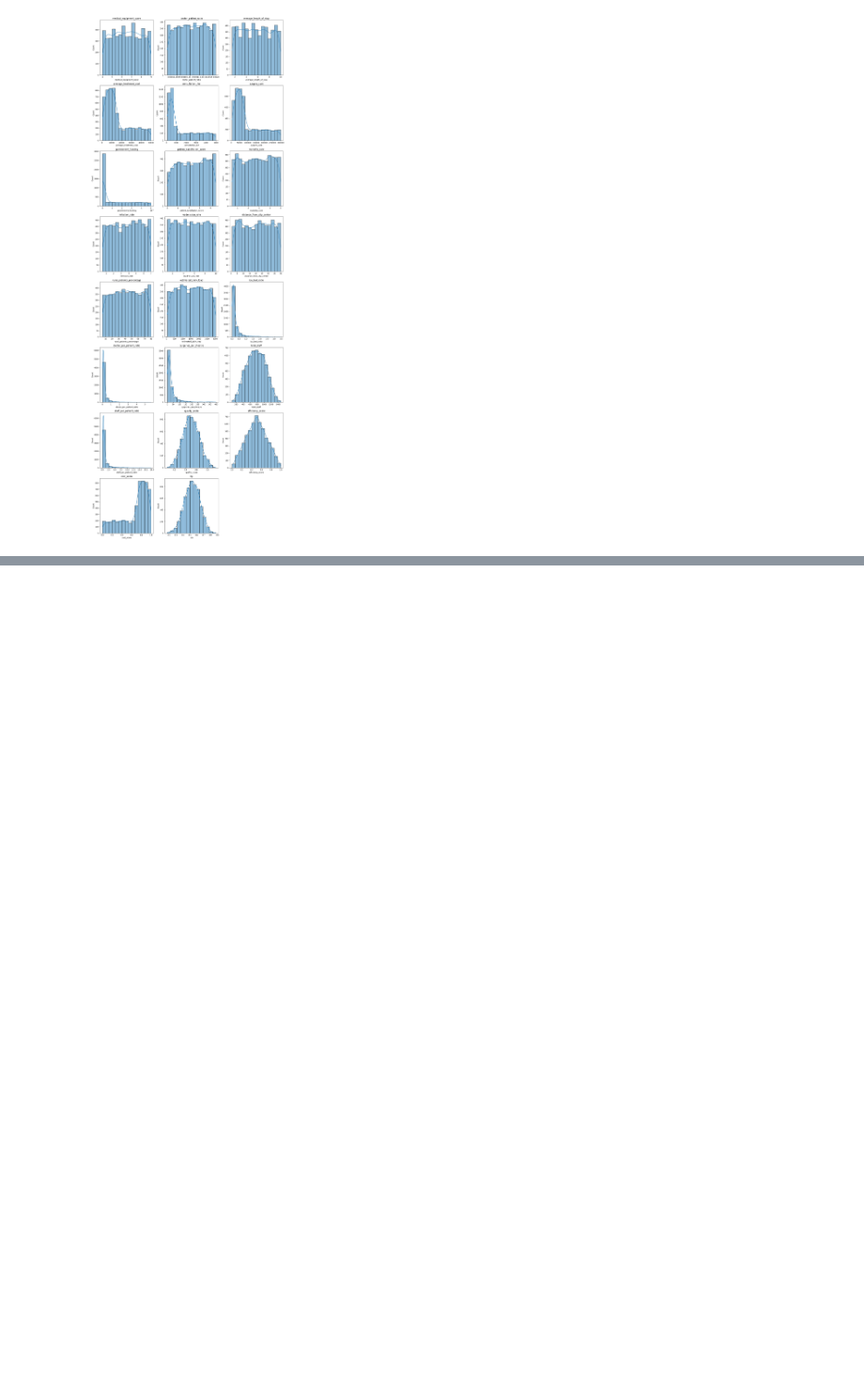
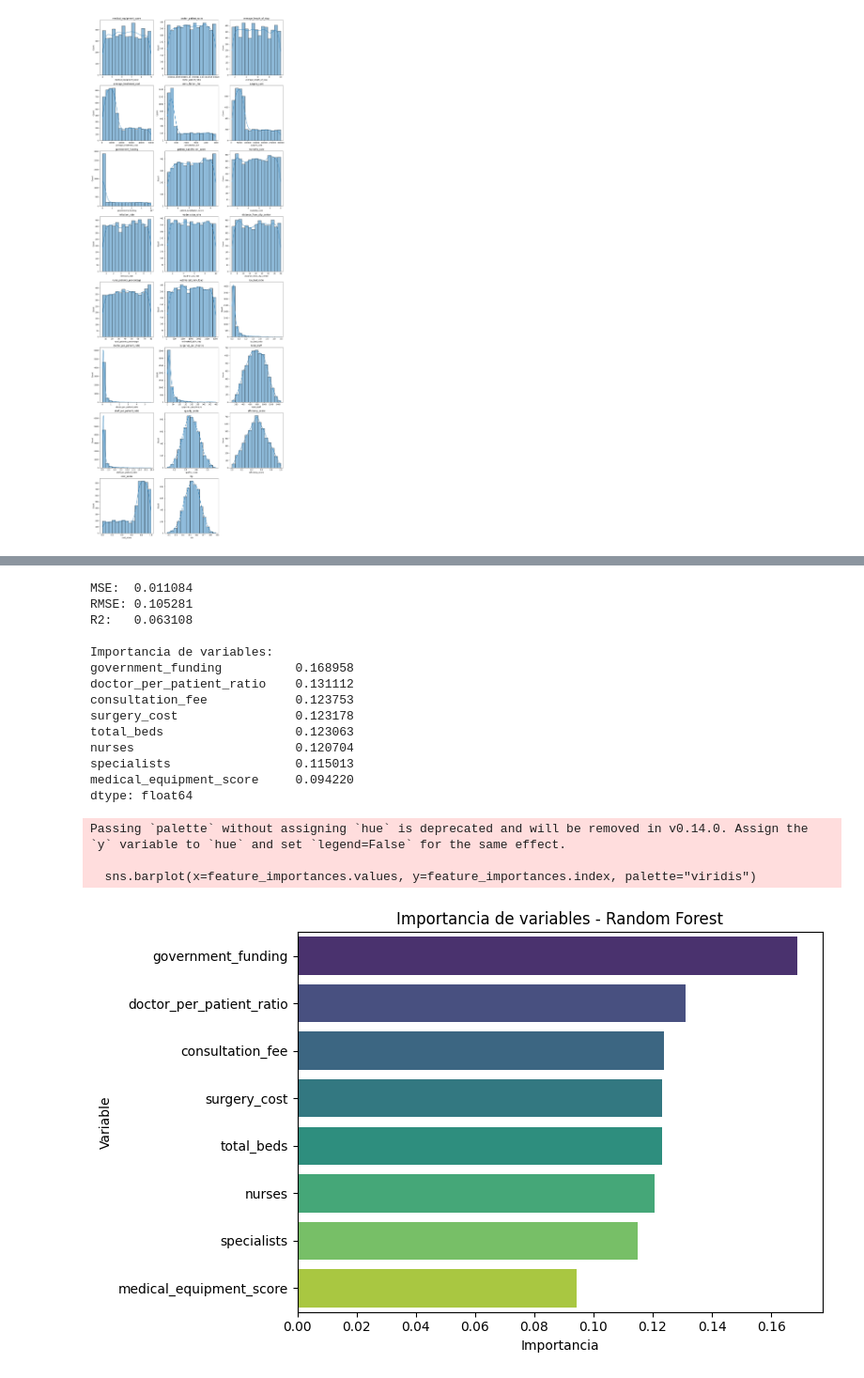
Before and after one commit to valentinarias-dtsc/hospital_performance_analysis, a Jupyter notebook: Notebooks/EDA2.ipynb, the cells around one changed output, grey strips where cells are left out. Shown at 94% size. Saved outputs shown, nothing was run; the diff lists cells and outputs as text; code cells hidden in the pictures; blank space fills up the shorter version.

```diff
--- a/Notebooks/EDA2.ipynb
+++ b/Notebooks/EDA2.ipynb
@@ -159,0 +236,64 @@ plt.show()
+# %%
+selected_vars = [
+    "government_funding",
+    "consultation_fee",
+    "surgery_cost",
+    "doctor_per_patient_ratio",
+    "medical_equipment_score",
+    "total_beds",
+    "specialists",
+    "nurses",
+]
+# %%
+from sklearn.ensemble import RandomForestRegressor
+
+X = df[selected_vars]
+y = df["hpi"]
+
+X_train, X_test, y_train, y_test = train_test_split(
+    X, y, test_size=0.2, random_state=42
+)
+
+rf = RandomForestRegressor(n_estimators=200, random_state=42, n_jobs=-1)
+rf.fit(X_train, y_train)
+
+y_pred = rf.predict(X_test)
+
+mse = mean_squared_error(y_test, y_pred)
+rmse = np.sqrt(mse)
+r2 = r2_score(y_test, y_pred)
+
+print(f"MSE:  {mse:.6f}")
+print(f"RMSE: {rmse:.6f}")
+print(f"R2:   {r2:.6f}")
+
+feature_importances = pd.Series(rf.feature_importances_, index=selected_vars).sort_values(ascending=False)
+print("\nImportancia de variables:")
+print(feature_importances)
+
+plt.figure(figsize=(8, 5))
+sns.barplot(x=feature_importances.values, y=feature_importances.index, palette="viridis")
+plt.title("Importancia de variables - Random Forest")
+plt.xlabel("Importancia")
+plt.ylabel("Variable")
+plt.tight_layout()
+plt.show()
+# %% [output]
+MSE:  0.011084
+RMSE: 0.105281
+R2:   0.063108
+
+Importancia de variables:
+government_funding          0.168958
+doctor_per_patient_ratio    0.131112
+consultation_fee            0.123753
+surgery_cost                0.123178
+total_beds                  0.123063
+nurses                      0.120704
+specialists                 0.115013
+medical_equipment_score     0.094220
+dtype: float64
+Passing `palette` without assigning `hue` is deprecated and will be removed in v0.14.0. Assign the `y` variable to `hue` and set `legend=False` for the same effect.
+
+  sns.barplot(x=feature_importances.values, y=feature_importances.index, palette="viridis")
+[figure, added]
```
Also changed, not shown: parts of 7 cells of this notebook.
